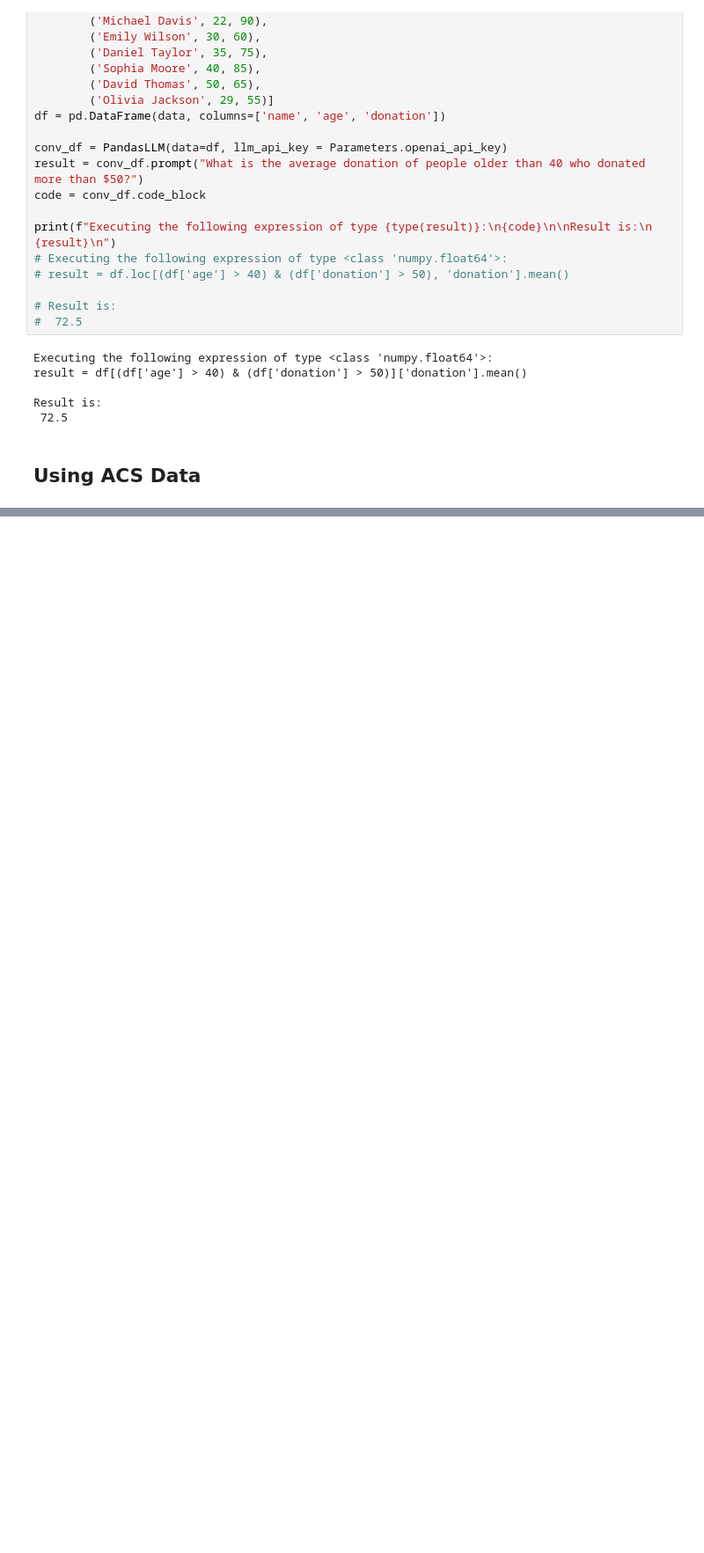
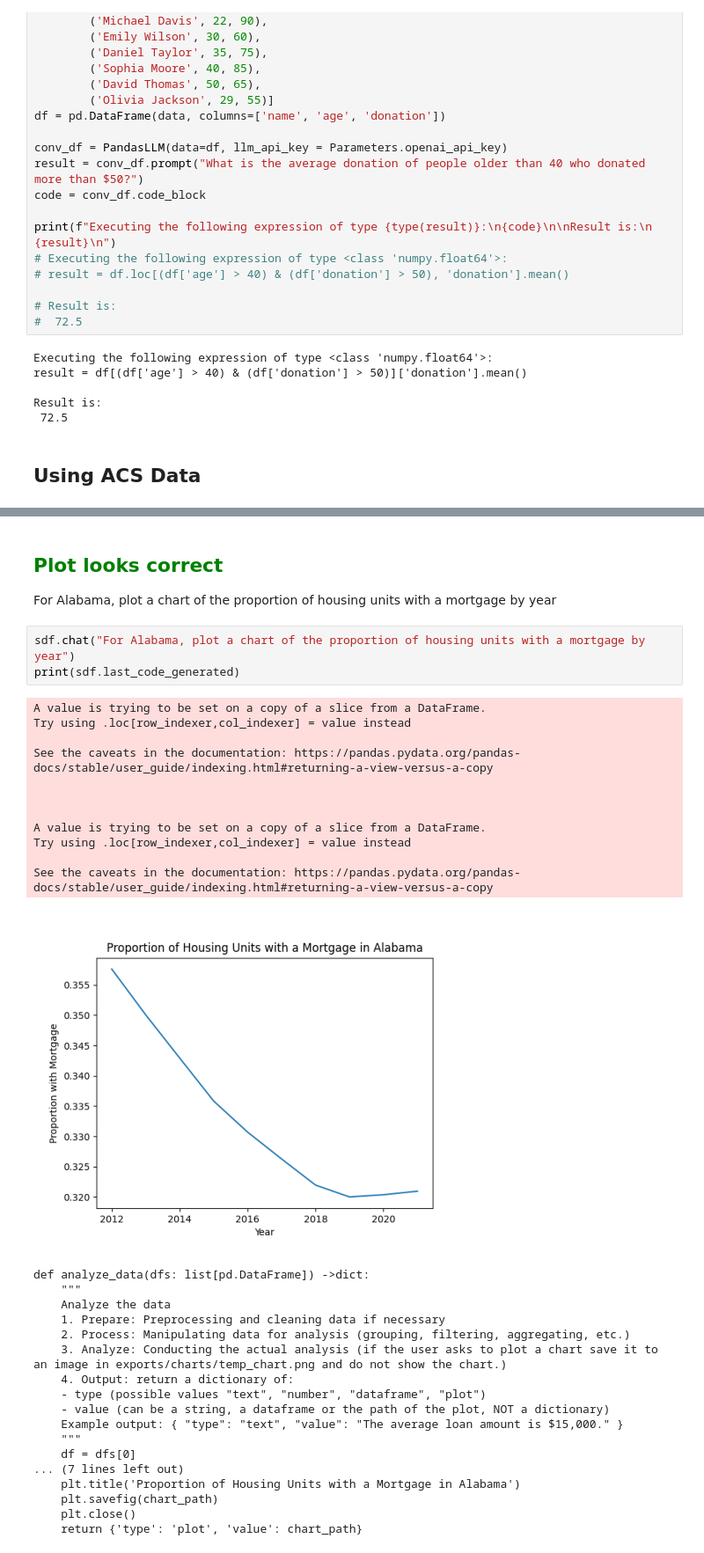
Before and after one commit to xie1027/GenAI_Insights, a Jupyter notebook: development_david.ipynb, the cells around one changed output, grey strips where cells are left out. Shown at 88% size. Drawn from its saved outputs; the diff is of its cells as text; blank space fills up the shorter version.

Commit message:
Added PandasAI and test on PandasAI and pandas-LLM

```diff
--- a/development_david.ipynb
+++ b/development_david.ipynb
@@ -208,0 +467,36 @@ dtype: float64
+# %% [markdown]
+## <span style="color:Green">Plot looks correct</span>
+For Alabama, plot a chart of the proportion of housing units with a mortgage by year
+# %%
+sdf.chat("For Alabama, plot a chart of the proportion of housing units with a mortgage by year")
+print(sdf.last_code_generated)
+# %% [output]
+A value is trying to be set on a copy of a slice from a DataFrame.
+Try using .loc[row_indexer,col_indexer] = value instead
+
+See the caveats in the documentation: https://pandas.pydata.org/pandas-docs/stable/user_guide/indexing.html#returning-a-view-versus-a-copy
+
+
+
+A value is trying to be set on a copy of a slice from a DataFrame.
+Try using .loc[row_indexer,col_indexer] = value instead
+
+See the caveats in the documentation: https://pandas.pydata.org/pandas-docs/stable/user_guide/indexing.html#returning-a-view-versus-a-copy
+[figure, added]
+def analyze_data(dfs: list[pd.DataFrame]) ->dict:
+    """
+    Analyze the data
+    1. Prepare: Preprocessing and cleaning data if necessary
+    2. Process: Manipulating data for analysis (grouping, filtering, aggregating, etc.)
+    3. Analyze: Conducting the actual analysis (if the user asks to plot a chart save it to an image in exports/charts/temp_chart.png and do not show the chart.)
+    4. Output: return a dictionary of:
+    - type (possible values "text", "number", "dataframe", "plot")
+    - value (can be a string, a dataframe or the path of the plot, NOT a dictionary)
+    Example output: { "type": "text", "value": "The average loan amount is $15,000." }
+    """
+    df = dfs[0]
+... (7 lines left out)
+    plt.title('Proportion of Housing Units with a Mortgage in Alabama')
+    plt.savefig(chart_path)
+    plt.close()
+    return {'type': 'plot', 'value': chart_path}
```
Also changed, not shown: parts of 30 cells of this notebook, 2 other files.
